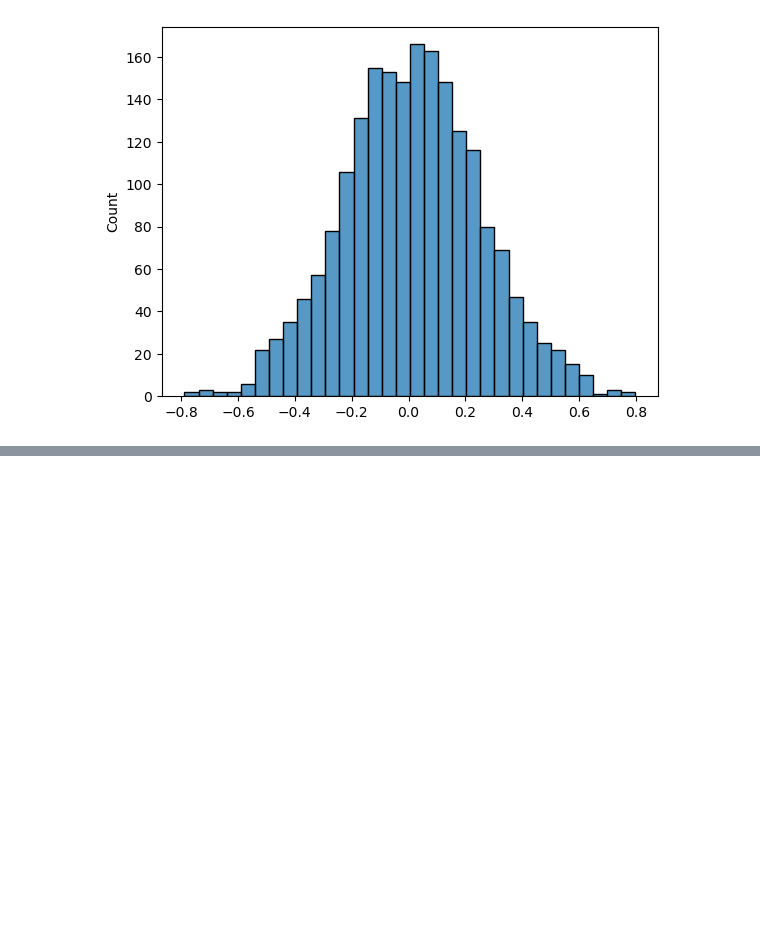
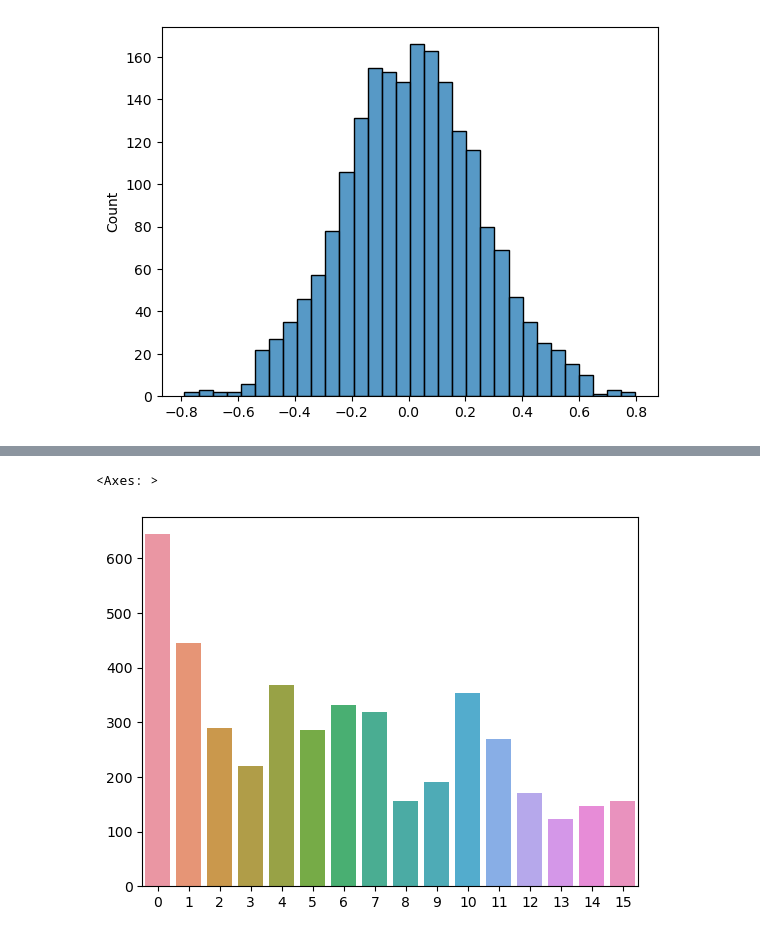
Before and after one commit to ufabc-bcc/srbench-competition-2023-track-1-wonderful-time, a Jupyter notebook: DA.ipynb, the cells around one changed output, grey strips where cells are left out. Saved outputs shown, nothing was run; the diff lists cells and outputs as text; code cells hidden in the pictures; blank space fills up the shorter version.

```diff
--- a/DA.ipynb
+++ b/DA.ipynb
@@ -103,3 +105,8 @@ sns.histplot(y)
 # %% [output]
 <Axes: ylabel='Count'>
 [figure]
+# %%
+from xgboost import XGBRegressor as XGB
+xgb = XGB(objective="reg:squarederror", )
+
+xgb.fit(X, y)
@@ -105,0 +127,8 @@ sns.histplot(y)
+# %%
+feature_important = xgb.get_booster().get_score(importance_type='weight')
+# %%
+import numpy as np
+sns.barplot(x = np.arange(X.shape[1]), y=list(feature_important.values()))
+# %% [output]
+<Axes: >
+[figure, added]
```
Also changed, not shown: parts of 2 cells of this notebook, 13 other files.
